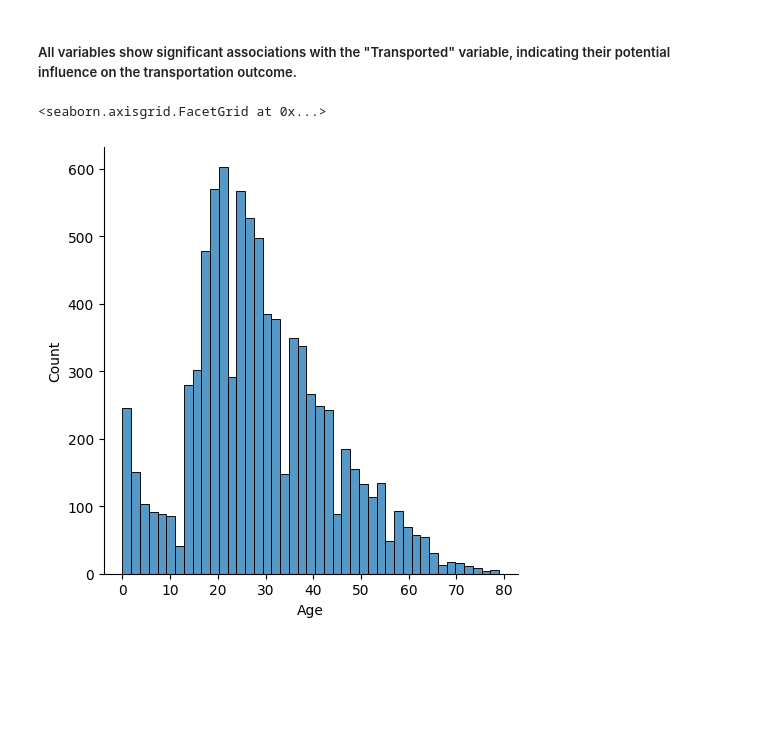
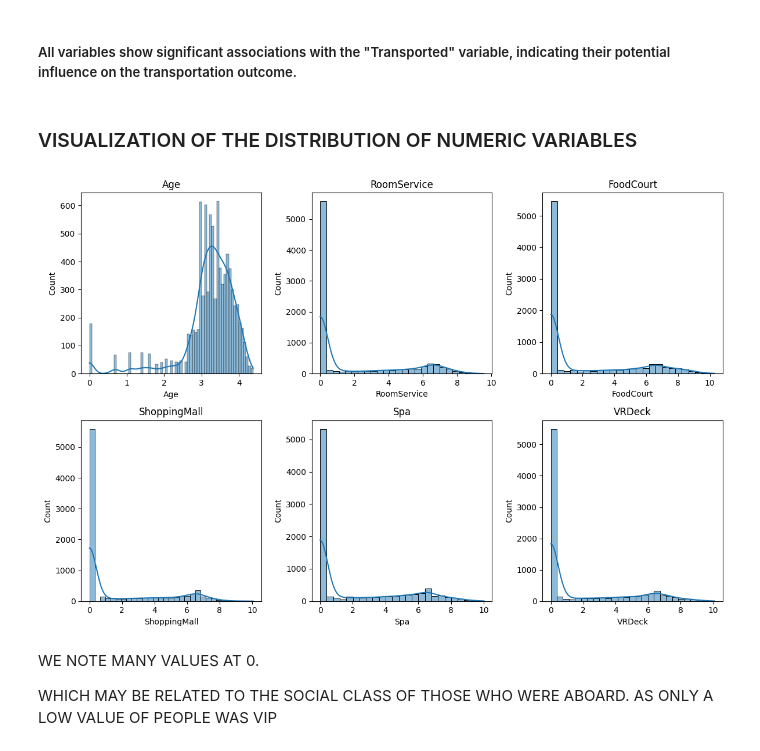
Before and after one commit to ynggt/spaceship_titanic, a Jupyter notebook: spaceship_titanic.ipynb, the cells around one changed output. Drawn from its saved outputs; the diff is of its cells as text; code cells hidden in the pictures; blank space fills up the shorter version.

```diff
--- a/spaceship_titanic.ipynb
+++ b/spaceship_titanic.ipynb
@@ -166,7 +166,7 @@ plt.show()
 df_categoric = df_train[['HomePlanet', 'CryoSleep', 'Destination', 'VIP','Transported']]
 
 for column in df_categoric:
-    contingency_table = pd.crosstab(index=df_categoric_crosstab['Transported'], columns=df_categoric_crosstab[column])
+    contingency_table = pd.crosstab(index=df_train['Transported'], columns=df_categoric[column])
     chi2, p_value, dof, expected = chi2_contingency(contingency_table)
     # Imprimir os resultados
     print("Variable:", column)
@@ -200,5 +198,32 @@ df_numeric = df_train[['Age', 'RoomService', 'FoodCourt', 'ShoppingMall', 'Spa',
-# %%
-sns.displot(df_numeric, x=df_numeric['Age'])
-# %% [output]
-<seaborn.axisgrid.FacetGrid at 0x...>
-[figure, removed]
+# %% [markdown]
+### VISUALIZATION OF THE DISTRIBUTION OF NUMERIC VARIABLES
+# %%
+# DataFrame com as variáveis numéricas
+df_numeric = df_train[['Age', 'RoomService', 'FoodCourt', 'ShoppingMall', 'Spa', 'VRDeck']]
+
+# Aplicar transformação logarítmica nas variáveis
+df_numeric_log = np.log1p(df_numeric)
+
+# Configuração do layout dos subplots
+fig, axes = plt.subplots(nrows=2, ncols=3, figsize=(12, 8))
+
+# Iterar sobre as colunas e plotar o displot em cada subplot
+for i, column in enumerate(df_numeric_log.columns):
+    row = i // 3  # Índice da linha
+    col = i % 3   # Índice da coluna
+    ax = axes[row, col]  # Subplot atual
+
+    sns.histplot(data=df_numeric_log, x=column, kde=True, ax=ax)
+    ax.set_title(column)  # Definir título da variável
+
+# Ajustar espaçamento entre subplots
+plt.tight_layout()
+
+# Exibir a figura
+plt.show()
+# %% [output]
+[figure, added]
+# %% [markdown]
+WE NOTE MANY VALUES AT 0.
+
+WHICH MAY BE RELATED TO THE SOCIAL CLASS OF THOSE WHO WERE ABOARD. AS ONLY A LOW VALUE OF PEOPLE WAS VIP
```
Also changed, not shown: parts of 88 cells of this notebook.
